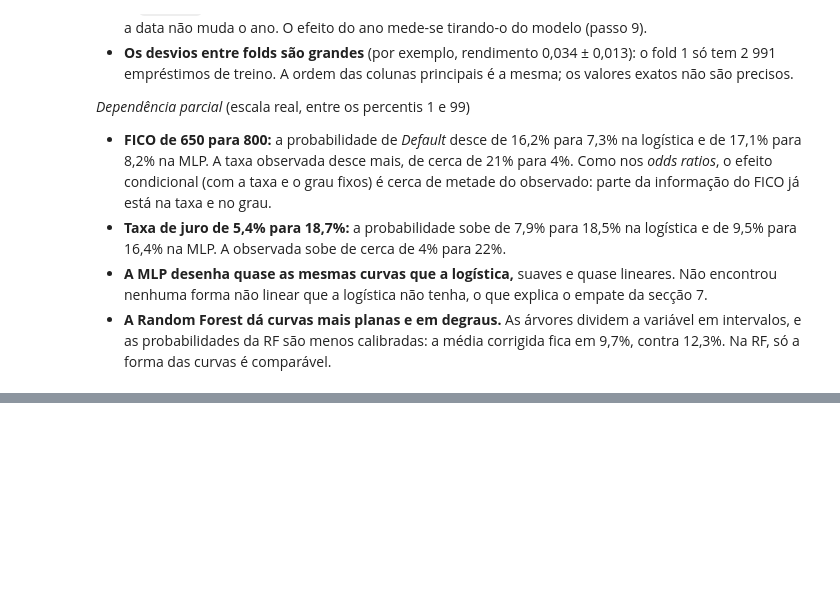
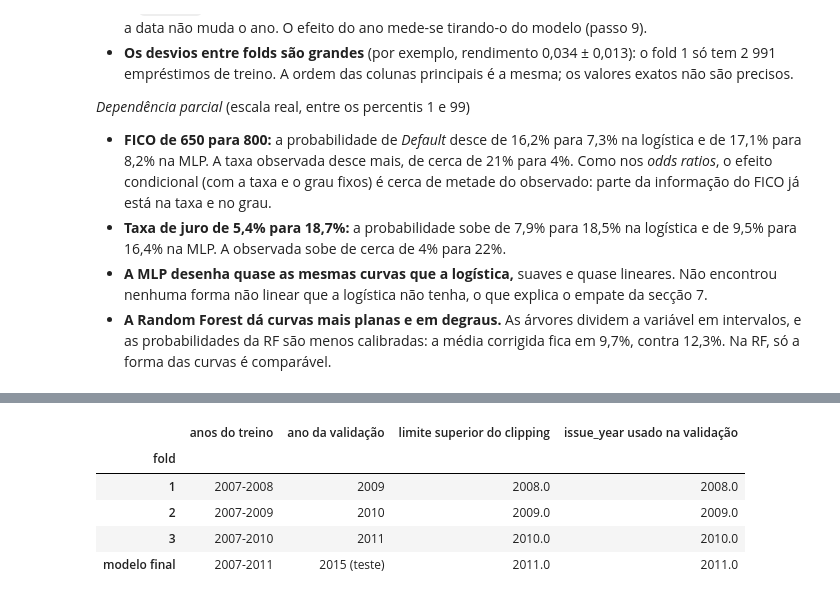
Before and after one commit to JoaoPSVieira/projeto-cd-lending-club, a Jupyter notebook: notebooks/04c_classificacao.ipynb, the cells around one changed output, grey strips where cells are left out. Saved outputs shown, nothing was run; the diff lists cells and outputs as text; code cells hidden in the pictures; blank space fills up the shorter version.

```diff
--- a/notebooks/04c_classificacao.ipynb
+++ b/notebooks/04c_classificacao.ipynb
@@ -1736,0 +1748,21 @@ Taxa de Default do treino: 0.123
+# %%
+# O clipping do issue_year em cada fold: o ano da validação fica preso ao último ano do treino
+rows = []
+for fold, (tr, va) in enumerate(runner.splitter.split(ordered["issue_d"]), start=1):
+    prep = runner.make_preprocessor().fit(X.iloc[tr], y.iloc[tr])
+    upper = prep.named_steps["pre"].named_transformers_["numeric"].named_steps["clip"].upper_["issue_year"]
+    years = pd.to_datetime(ordered["issue_d"]).dt.year
+    rows.append({"fold": fold, "anos do treino": f"{years.iloc[tr].min()}-{years.iloc[tr].max()}",
+                 "ano da validação": years.iloc[va].iloc[0], "limite superior do clipping": upper,
+                 "issue_year usado na validação": min(years.iloc[va].iloc[0], upper)})
+final_upper = pre.named_transformers_["numeric"].named_steps["clip"].upper_["issue_year"]
+rows.append({"fold": "modelo final", "anos do treino": "2007-2011", "ano da validação": "2015 (teste)",
+             "limite superior do clipping": final_upper, "issue_year usado na validação": final_upper})
+pd.DataFrame(rows).set_index("fold")
+# %% [output]
+|  | anos do treino | ano da validação | limite superior do clipping | issue_year usado na validação |
+| fold |  |  |  |  |
+| 1 | 2007-2008 | 2009 | 2008.0 | 2008.0 |
+| 2 | 2007-2009 | 2010 | 2009.0 | 2009.0 |
+| 3 | 2007-2010 | 2011 | 2010.0 | 2010.0 |
+| modelo final | 2007-2011 | 2015 (teste) | 2011.0 | 2011.0 |
```
Also changed, not shown: parts of 6 cells of this notebook.
